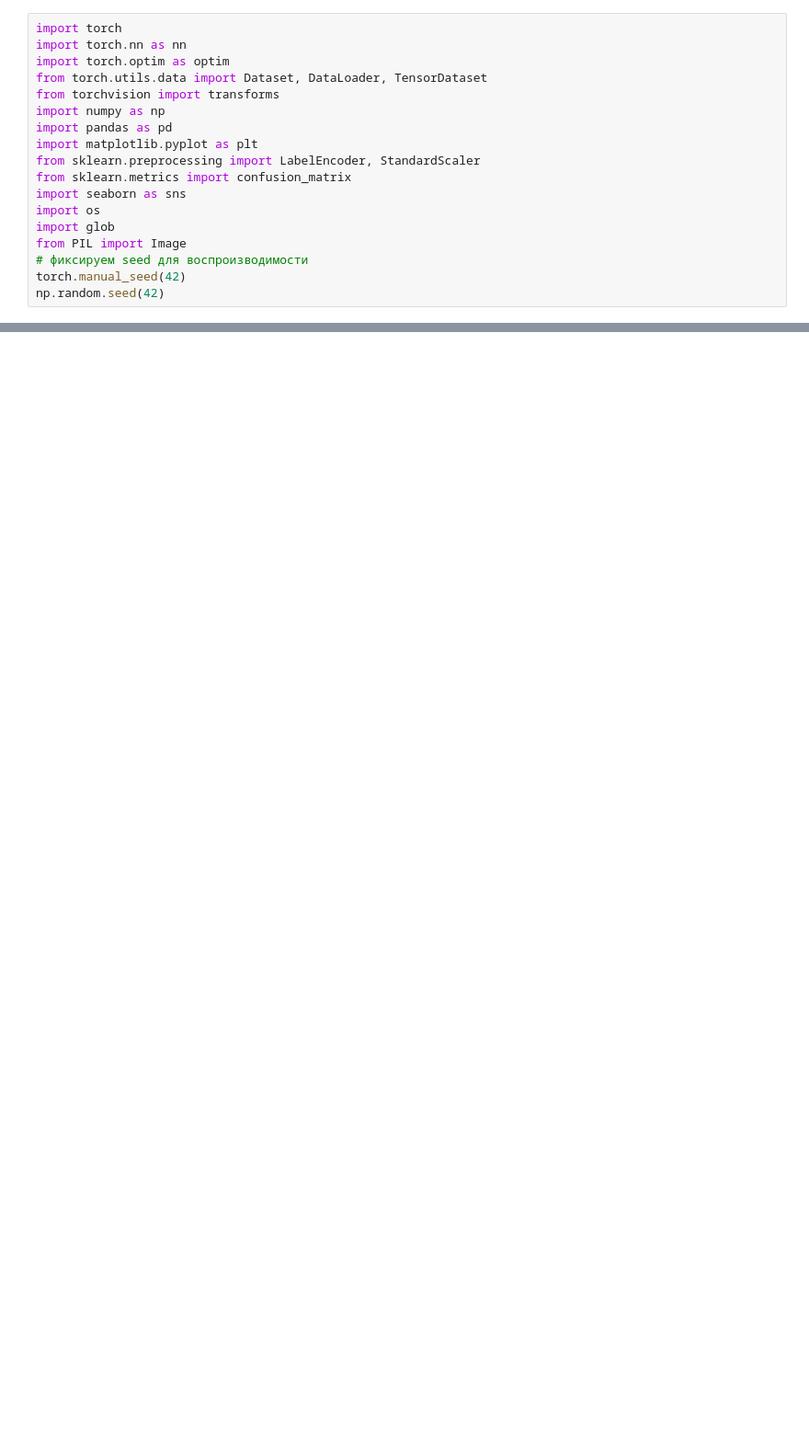
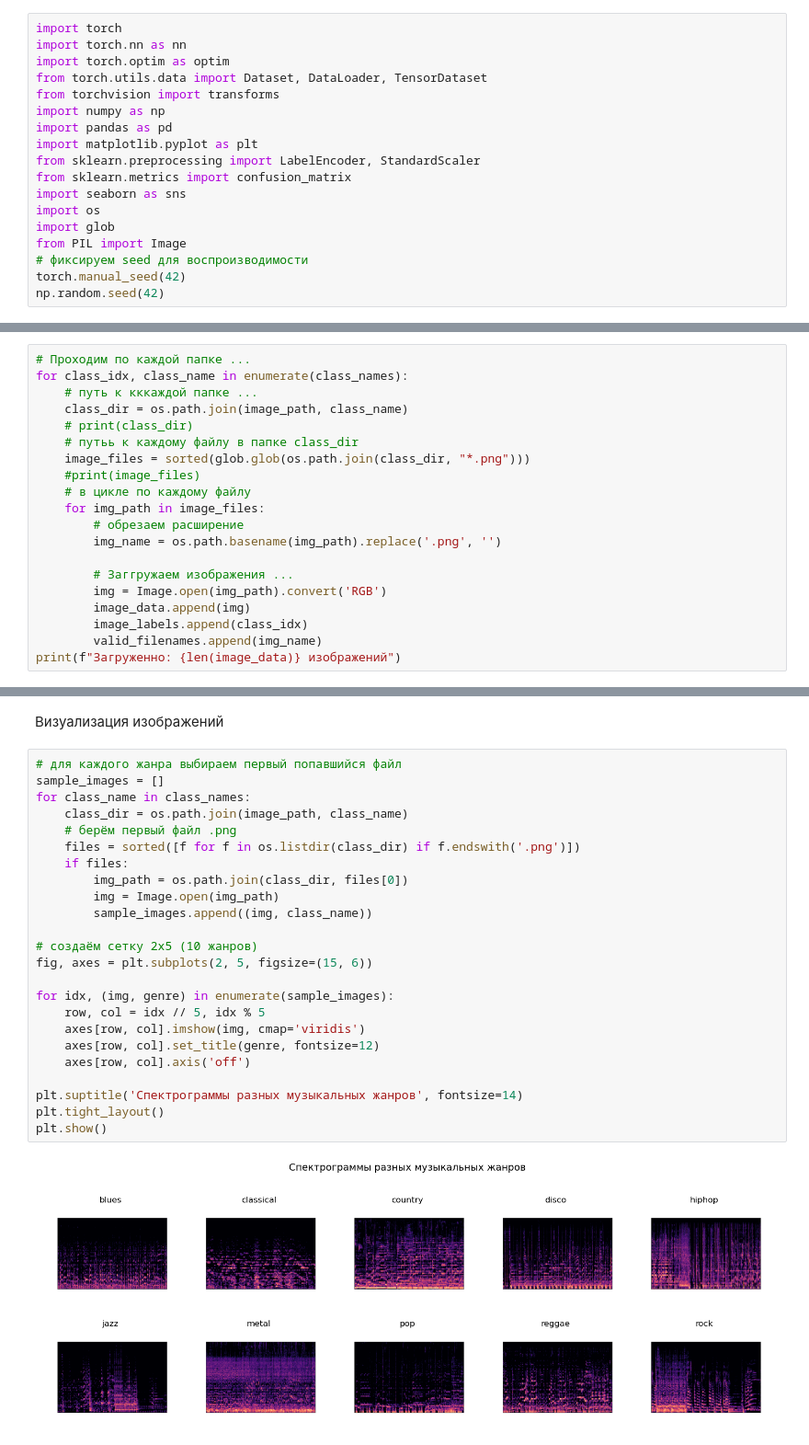
Before and after one commit to GDA-86/Compare_MLP_vs_CNN_vs_EfficientNet, a Jupyter notebook: CNN/CNN_torch_Model.ipynb, the cells around one changed output, grey strips where cells are left out. Shown at 92% size. Drawn from its saved outputs; the diff is of its cells as text; blank space fills up the shorter version.

```diff
--- a/CNN/CNN_torch_Model.ipynb
+++ b/CNN/CNN_torch_Model.ipynb
@@ -66,0 +81,20 @@ SystemExit: 1
+# %%
+# Проходим по каждой папке ...
+for class_idx, class_name in enumerate(class_names):
+    # путь к кккаждой папке ...
+    class_dir = os.path.join(image_path, class_name)
+    # print(class_dir)
+    # путьь к каждому файлу в папке class_dir
+    image_files = sorted(glob.glob(os.path.join(class_dir, "*.png")))
+    #print(image_files)
+    # в цикле по каждому файлу
+    for img_path in image_files:
+        # обрезаем расширение
+        img_name = os.path.basename(img_path).replace('.png', '')
+
+        # Заггружаем изображения ...
+        img = Image.open(img_path).convert('RGB')
+        image_data.append(img)
+        image_labels.append(class_idx)
+        valid_filenames.append(img_name)
+print(f"Загруженно: {len(image_data)} изображений")
@@ -66,0 +108,28 @@ SystemExit: 1
+# %% [markdown]
+Визуализация изображений
+# %%
+# для каждого жанра выбираем первый попавшийся файл
+sample_images = []
+for class_name in class_names:
+    class_dir = os.path.join(image_path, class_name)
+    # берём первый файл .png
+    files = sorted([f for f in os.listdir(class_dir) if f.endswith('.png')])
+    if files:
+        img_path = os.path.join(class_dir, files[0])
+        img = Image.open(img_path)
+        sample_images.append((img, class_name))
+
+# создаём сетку 2x5 (10 жанров)
+fig, axes = plt.subplots(2, 5, figsize=(15, 6))
+
+for idx, (img, genre) in enumerate(sample_images):
+    row, col = idx // 5, idx % 5
+    axes[row, col].imshow(img, cmap='viridis')
+    axes[row, col].set_title(genre, fontsize=12)
+    axes[row, col].axis('off')
+
+plt.suptitle('Спектрограммы разных музыкальных жанров', fontsize=14)
+plt.tight_layout()
+plt.show()
+# %% [output]
+[figure, added]
```
Also changed, not shown: parts of 18 cells of this notebook, 2 other files.
